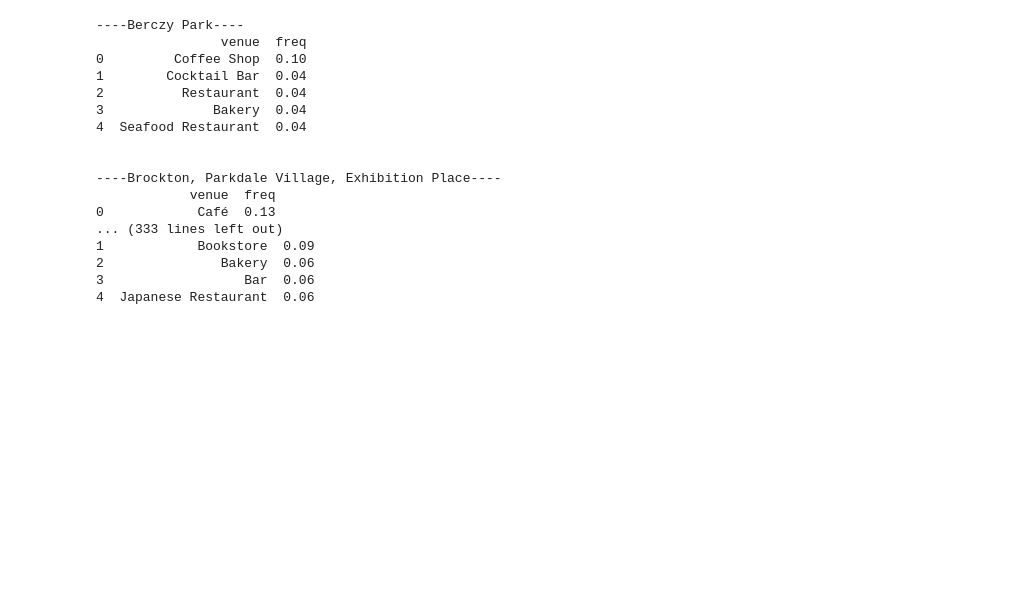
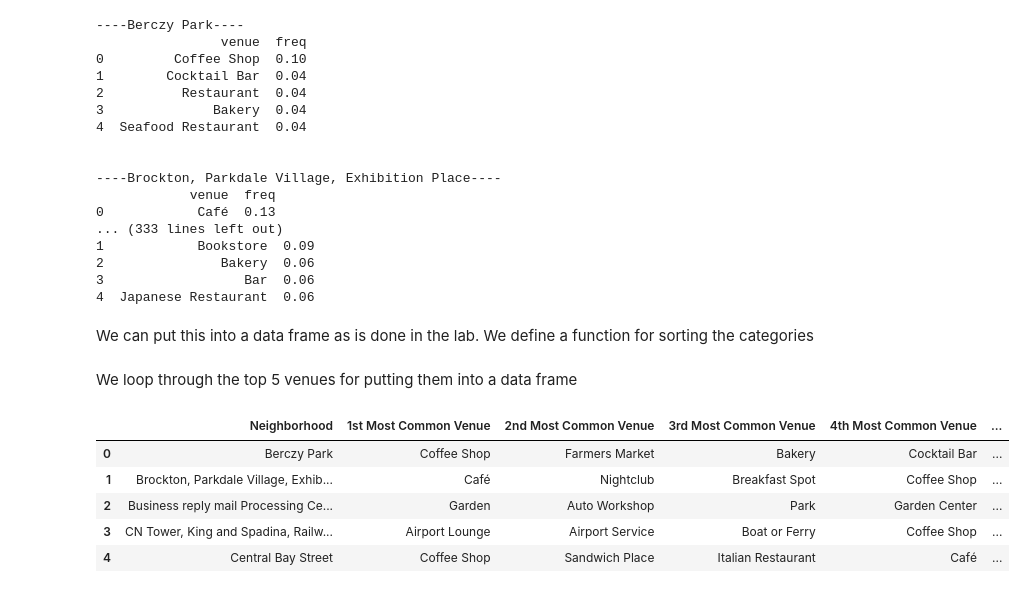
Before and after one commit to amitroy2006/Capstone-Project-Data-Science-Specialization, a Jupyter notebook: Capstone Project Notebook IBM .ipynb, the cells around one changed output. Saved outputs shown, nothing was run; the diff lists cells and outputs as text; code cells hidden in the pictures; blank space fills up the shorter version.

```diff
--- a/Capstone Project Notebook IBM .ipynb
+++ b/Capstone Project Notebook IBM .ipynb
@@ -808,3 +800,5 @@ for hood in toronto_grouped['Neighborhood']:
 2               Bakery  0.06
 3                  Bar  0.06
 4  Japanese Restaurant  0.06
+# %% [markdown]
+We can put this into a data frame as is done in the lab. We define a function for sorting the categories
@@ -810,0 +811,30 @@ for hood in toronto_grouped['Neighborhood']:
+# %% [markdown]
+We loop through the top 5 venues for putting them into a data frame
+# %%
+num_top_venues = 5
+
+indicators = ['st', 'nd', 'rd']
+
+# create columns according to number of top venues
+columns = ['Neighborhood']
+for ind in np.arange(num_top_venues):
+    try:
+        columns.append('{}{} Most Common Venue'.format(ind+1, indicators[ind]))
+    except:
+        columns.append('{}th Most Common Venue'.format(ind+1))
+
+# create a new dataframe
+neighborhoods_venues_sorted = pd.DataFrame(columns=columns)
+neighborhoods_venues_sorted['Neighborhood'] = toronto_grouped['Neighborhood']
+
+for ind in np.arange(toronto_grouped.shape[0]):
+    neighborhoods_venues_sorted.iloc[ind, 1:] = return_most_common_venues(toronto_grouped.iloc[ind, :], num_top_venues)
+
+neighborhoods_venues_sorted.head()
+# %% [output]
+|  | Neighborhood | 1st Most Common Venue | 2nd Most Common Venue | 3rd Most Common Venue | 4th Most Common Venue | ... |
+| 0 | Berczy Park | Coffee Shop | Farmers Market | Bakery | Cocktail Bar | ... |
+| 1 | Brockton, Parkdale Village, Exhib... | Café | Nightclub | Breakfast Spot | Coffee Shop | ... |
+| 2 | Business reply mail Processing Ce... | Garden | Auto Workshop | Park | Garden Center | ... |
+| 3 | CN Tower, King and Spadina, Railw... | Airport Lounge | Airport Service | Boat or Ferry | Coffee Shop | ... |
+| 4 | Central Bay Street | Coffee Shop | Sandwich Place | Italian Restaurant | Café | ... |
```
Also changed, not shown: parts of 10 cells of this notebook.
